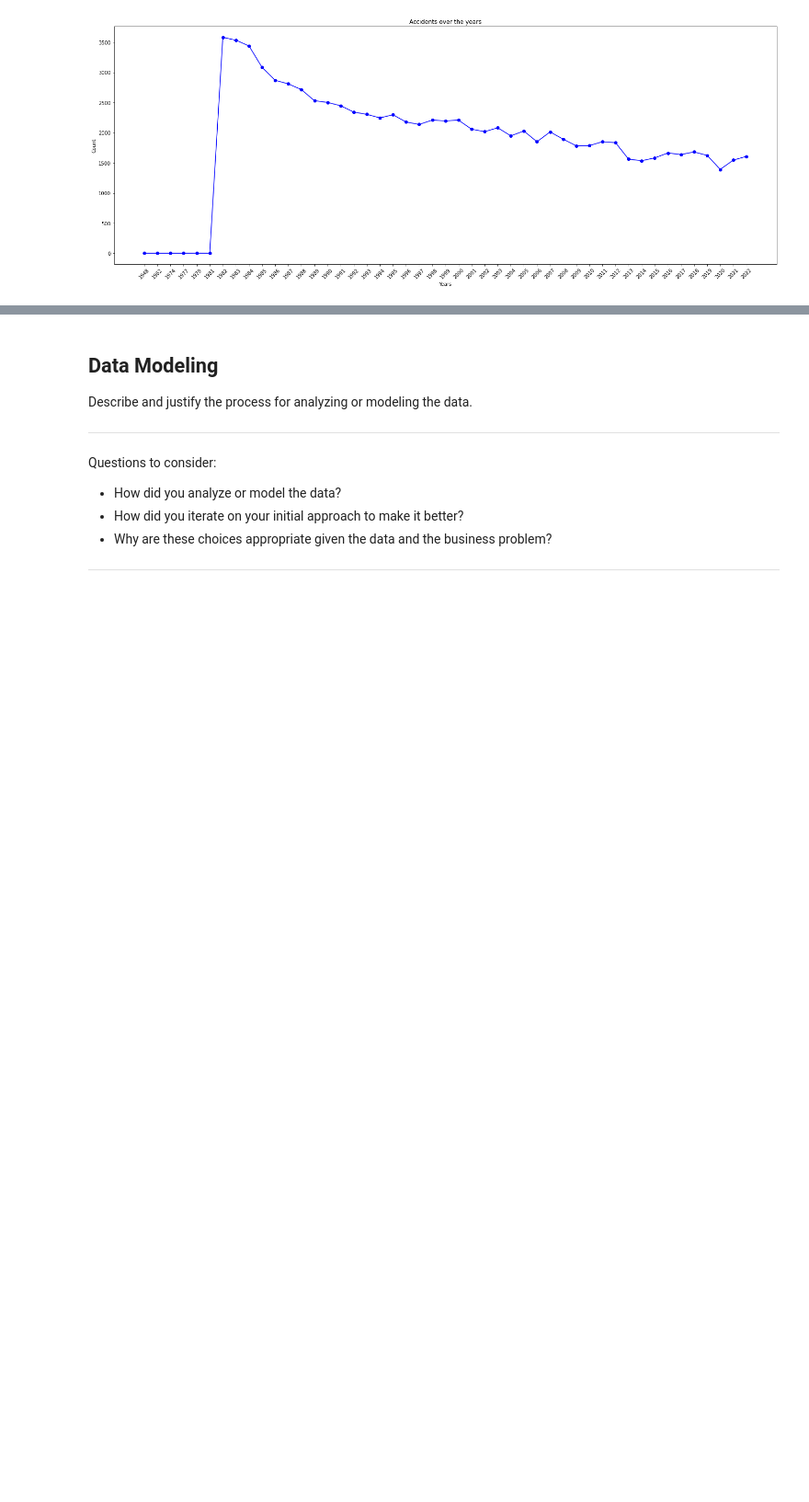
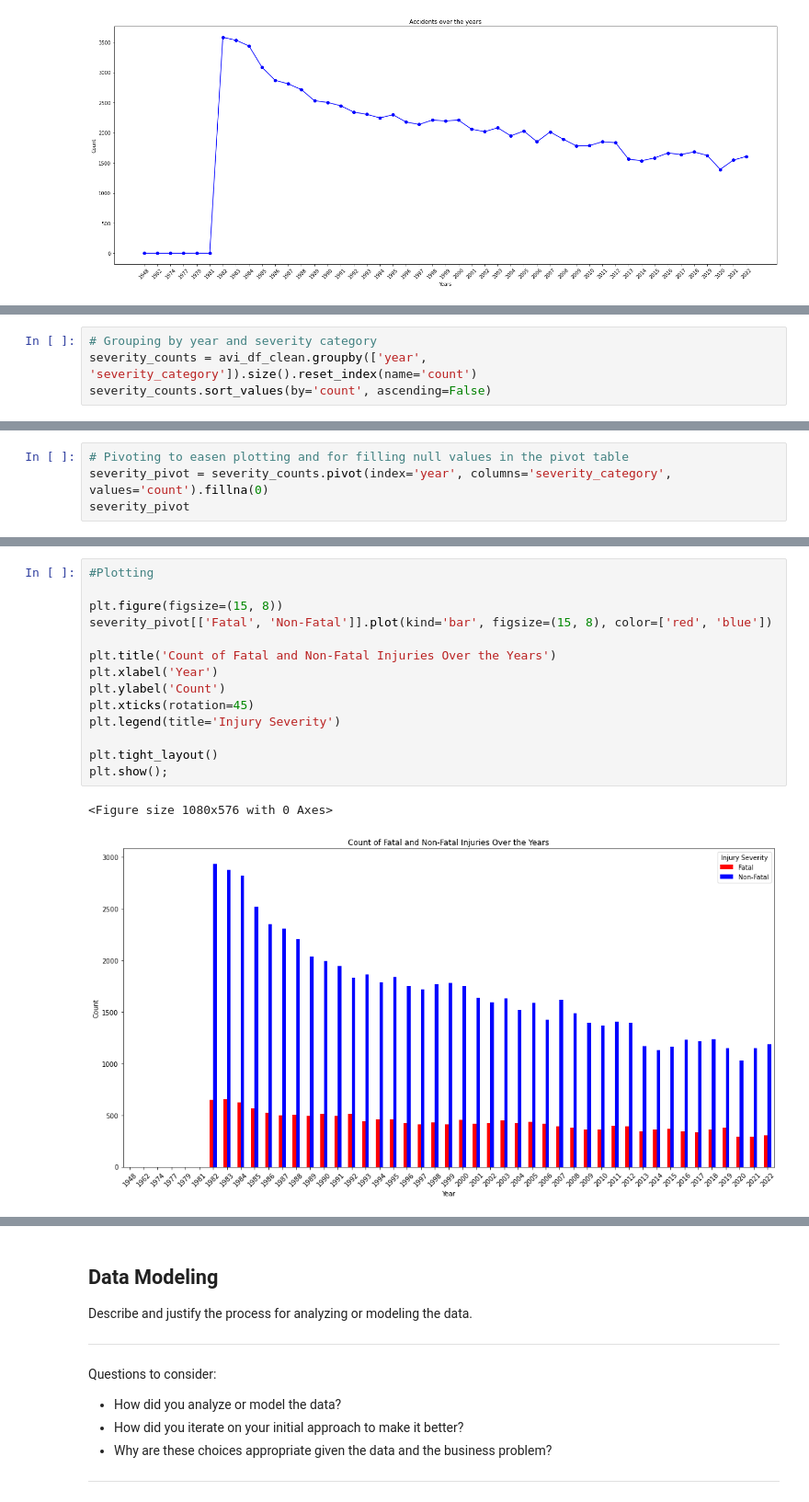
Before and after one commit to ianbett-hub/Phase-1-project, a Jupyter notebook: dsc-phase1-project-template.ipynb, the cells around one changed output, grey strips where cells are left out. Shown at 92% size. Drawn from its saved outputs; the diff is of its cells as text; blank space fills up the shorter version.

Commit message:
Data Visualization Done

```diff
--- a/dsc-phase1-project-template.ipynb
+++ b/dsc-phase1-project-template.ipynb
@@ -621,0 +662,4 @@ plt.show()
+# %%
+# Grouping by year and severity category
+severity_counts = avi_df_clean.groupby(['year', 'severity_category']).size().reset_index(name='count')
+severity_counts.sort_values(by='count', ascending=False)
@@ -621,0 +680,4 @@ plt.show()
+# %%
+# Pivoting to easen plotting and for filling null values in the pivot table
+severity_pivot = severity_counts.pivot(index='year', columns='severity_category', values='count').fillna(0)
+severity_pivot
@@ -621,0 +703,17 @@ plt.show()
+# %%
+#Plotting
+
+plt.figure(figsize=(15, 8))
+severity_pivot[['Fatal', 'Non-Fatal']].plot(kind='bar', figsize=(15, 8), color=['red', 'blue'])
+
+plt.title('Count of Fatal and Non-Fatal Injuries Over the Years')
+plt.xlabel('Year')
+plt.ylabel('Count')
+plt.xticks(rotation=45)
+plt.legend(title='Injury Severity')
+
+plt.tight_layout()
+plt.show();
+# %% [output]
+<Figure size 1080x576 with 0 Axes>
+[figure, added]
```
Also changed, not shown: parts of 51 cells of this notebook.
